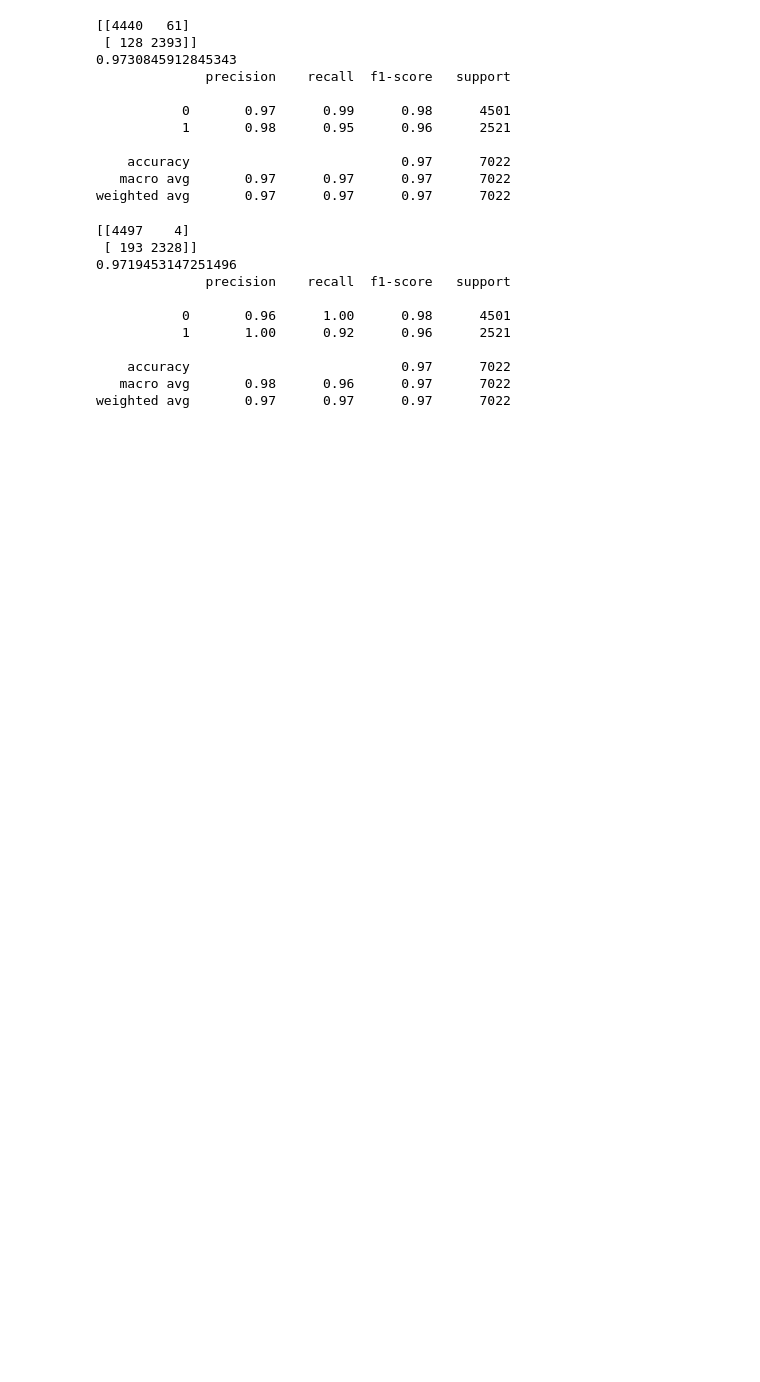
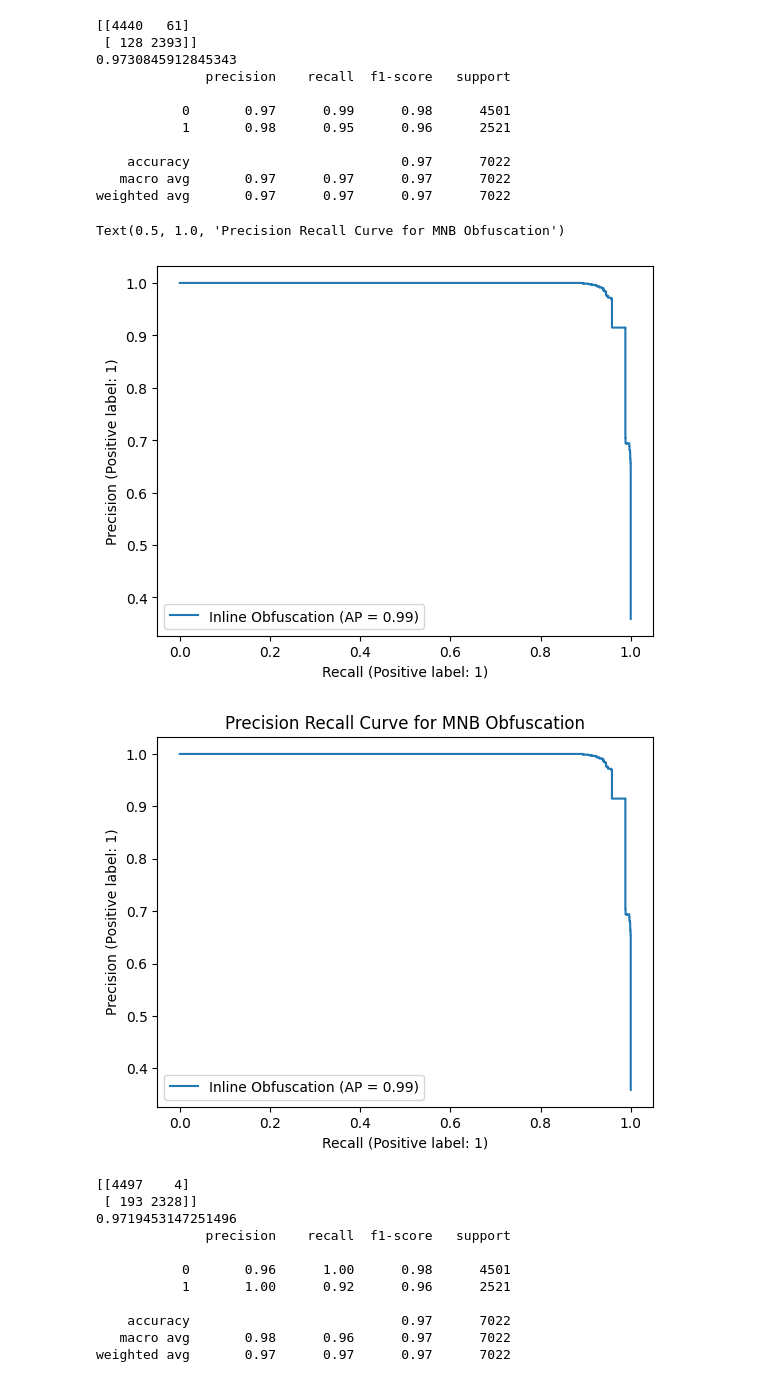
Before and after one commit to nrvadlamudi/SOQL, a Jupyter notebook: classification.ipynb, the cells around one changed output. Cells and saved outputs as stored; diff of their text form; code cells hidden in the pictures; blank space fills up the shorter version.

Commit message:
some precision recall curves

```diff
--- a/classification.ipynb
+++ b/classification.ipynb
@@ -76,6 +76,20 @@ print(classification_report(y_inline_test, y_inline_pred))
     accuracy                           0.97      7022
    macro avg       0.97      0.97      0.97      7022
 weighted avg       0.97      0.97      0.97      7022
+# %%
+# precision recall curve plot
+from sklearn.metrics import precision_recall_curve
+from sklearn.metrics import PrecisionRecallDisplay
+import matplotlib.pyplot as plt
+
+display = PrecisionRecallDisplay.from_estimator(classifier_inline_obf, X_inline_test, y_inline_test, name='Inline Obfuscation')
+display.plot()
+# set title
+plt.title("Precision Recall Curve for MNB Obfuscation")
+# %% [output]
+Text(0.5, 1.0, 'Precision Recall Curve for MNB Obfuscation')
+[figure, added]
+[figure, added]
 # %%
 # logistic classifier
 from sklearn.linear_model import LogisticRegression
```
Also changed, not shown: parts of 3 cells of this notebook.
